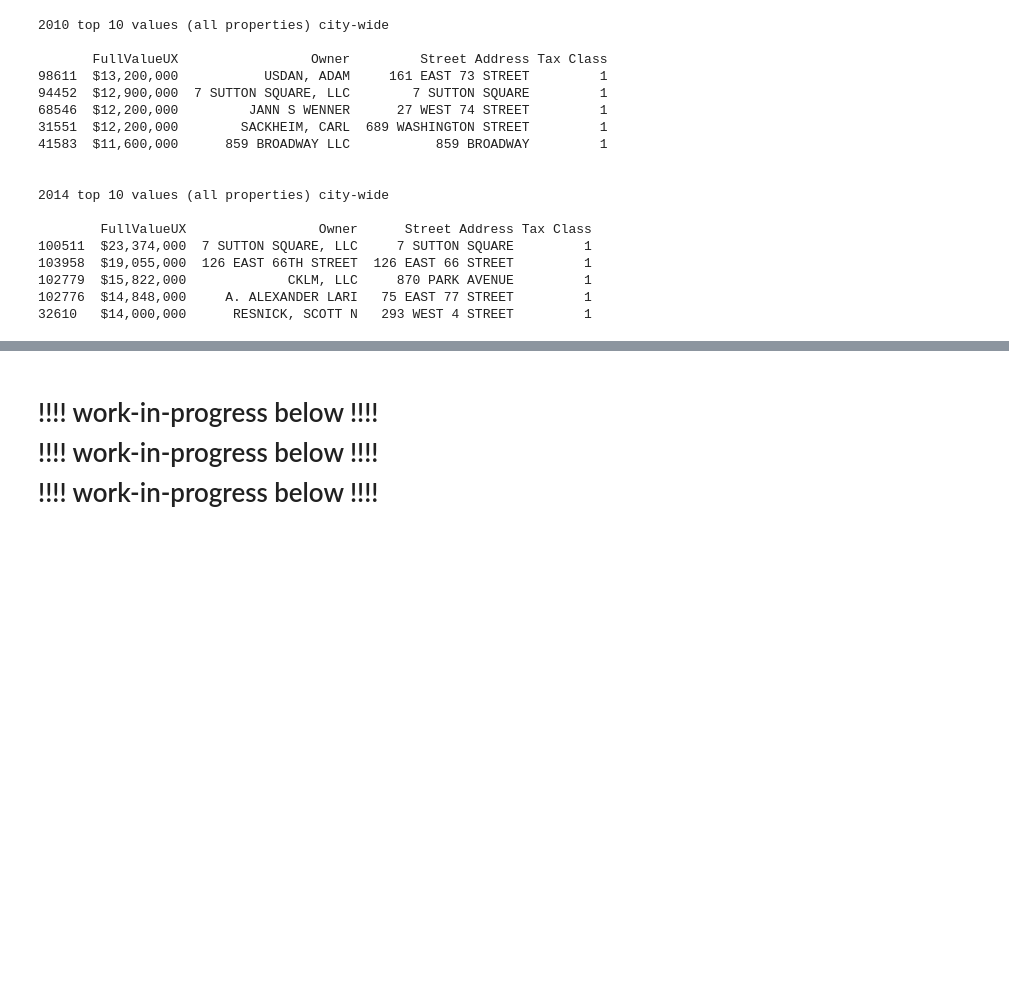
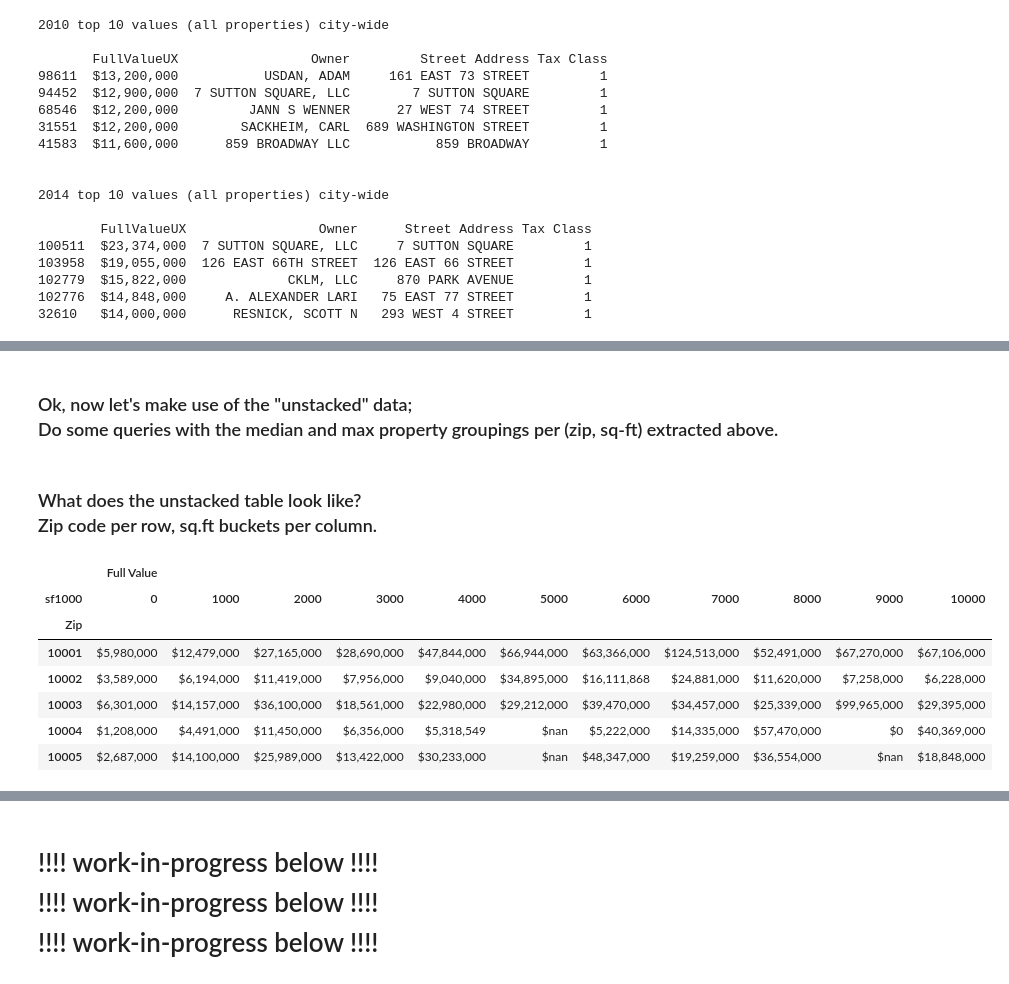
Before and after one commit to jdsketches/data_playground, a Jupyter notebook: enigma_2010_vs_2014_nyc_props.ipynb, the cells around one changed output, grey strips where cells are left out. Saved outputs shown, nothing was run; the diff lists cells and outputs as text; code cells hidden in the pictures; blank space fills up the shorter version.

```diff
--- a/enigma_2010_vs_2014_nyc_props.ipynb
+++ b/enigma_2010_vs_2014_nyc_props.ipynb
@@ -491,0 +680,2 @@ print("\n\n2014 top 10 values (all properties) city-wide\n\n{}".format(
+# %% [markdown]
+### Ok, now let's make use of the "unstacked" data;<br>Do some queries with the median and max property groupings per (zip, sq-ft) extracted above.
@@ -491,0 +690,13 @@ print("\n\n2014 top 10 values (all properties) city-wide\n\n{}".format(
+# %% [markdown]
+### What does the unstacked table look like?<br>Zip code per row, sq.ft buckets per column.
+# %%
+df14grp_sqf_max.head().applymap("${:,.0f}".format)
+# %% [output]
+|  | Full Value |  |  |  |  |  |  |  |  |  |  |
+| sf1000 | 0 | 1000 | 2000 | 3000 | 4000 | 5000 | 6000 | 7000 | 8000 | 9000 | 10000 |
+| Zip |  |  |  |  |  |  |  |  |  |  |  |
+| 10001 | $5,980,000 | $12,479,000 | $27,165,000 | $28,690,000 | $47,844,000 | $66,944,000 | $63,366,000 | $124,513,000 | $52,491,000 | $67,270,000 | $67,106,000 |
+| 10002 | $3,589,000 | $6,194,000 | $11,419,000 | $7,956,000 | $9,040,000 | $34,895,000 | $16,111,868 | $24,881,000 | $11,620,000 | $7,258,000 | $6,228,000 |
+| 10003 | $6,301,000 | $14,157,000 | $36,100,000 | $18,561,000 | $22,980,000 | $29,212,000 | $39,470,000 | $34,457,000 | $25,339,000 | $99,965,000 | $29,395,000 |
+| 10004 | $1,208,000 | $4,491,000 | $11,450,000 | $6,356,000 | $5,318,549 | $nan | $5,222,000 | $14,335,000 | $57,470,000 | $0 | $40,369,000 |
+| 10005 | $2,687,000 | $14,100,000 | $25,989,000 | $13,422,000 | $30,233,000 | $nan | $48,347,000 | $19,259,000 | $36,554,000 | $nan | $18,848,000 |
```
Also changed, not shown: parts of 26 cells of this notebook.
